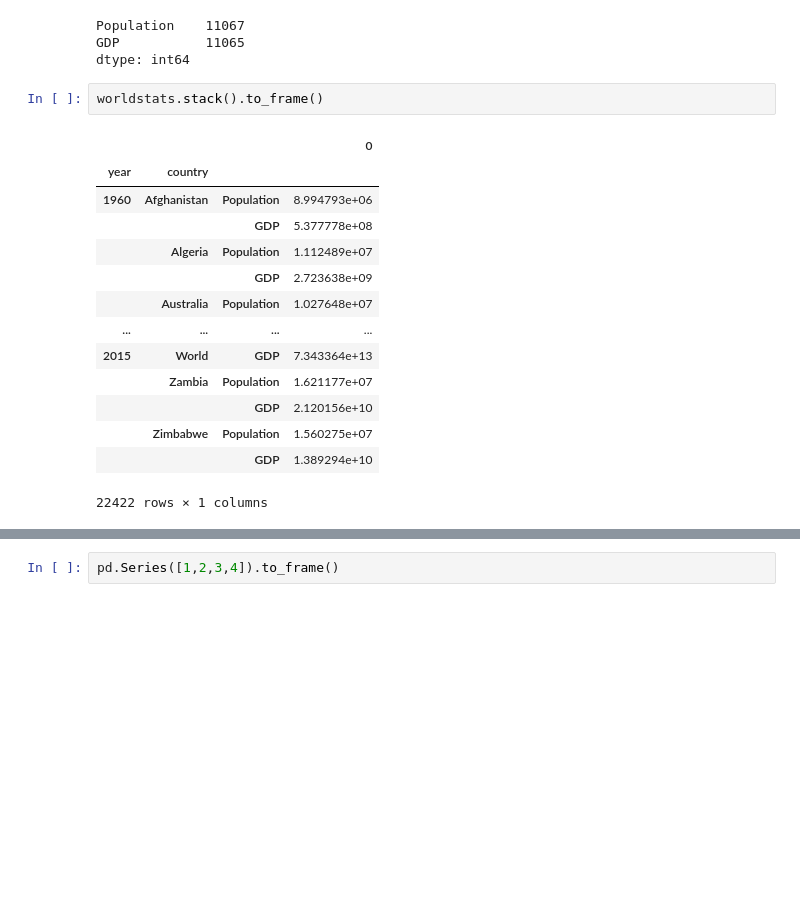
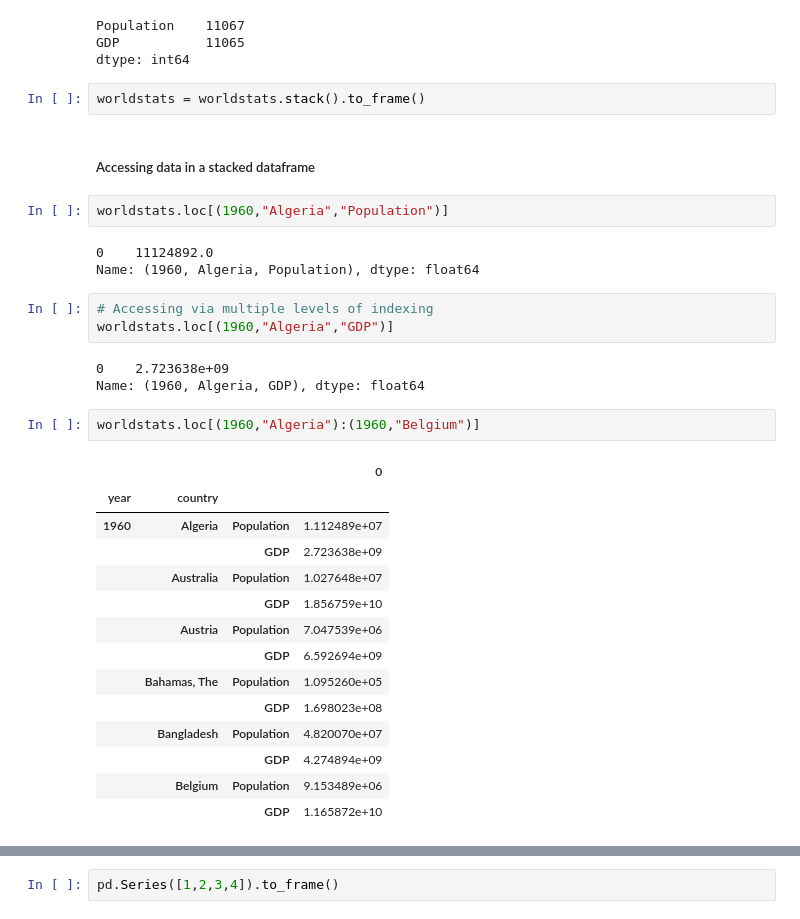
Before and after one commit to abhijeet-bhambere/pashkavers-pandas-trail, a Jupyter notebook: 08 - MultiIndex.ipynb, the cells around one changed output, grey strips where cells are left out. Cells and saved outputs as stored; diff of their text form; blank space fills up the shorter version.

Commit message:
Reshaping multi-indexed DataFrames - Day1

```diff
--- a/08 - MultiIndex.ipynb
+++ b/08 - MultiIndex.ipynb
@@ -406,19 +410,34 @@ Population    11067
 GDP           11065
 dtype: int64
 # %%
-worldstats.stack().to_frame()
+worldstats = worldstats.stack().to_frame()
-# %% [output]
-|  |  |  | 0 |
-| year | country |  |  |
-| 1960 | Afghanistan | Population | 8.994793e+06 |
-|  |  | GDP | 5.377778e+08 |
-|  | Algeria | Population | 1.112489e+07 |
-|  |  | GDP | 2.723638e+09 |
-|  | Australia | Population | 1.027648e+07 |
-| ... | ... | ... | ... |
-| 2015 | World | GDP | 7.343364e+13 |
-|  | Zambia | Population | 1.621177e+07 |
-|  |  | GDP | 2.120156e+10 |
-|  | Zimbabwe | Population | 1.560275e+07 |
-|  |  | GDP | 1.389294e+10 |
-22422 rows × 1 columns
+# %% [markdown]
+##### Accessing data in a stacked dataframe
+# %%
+worldstats.loc[(1960,"Algeria","Population")]
+# %% [output]
+0    11124892.0
+Name: (1960, Algeria, Population), dtype: float64
+# %%
+# Accessing via multiple levels of indexing
+worldstats.loc[(1960,"Algeria","GDP")]
+# %% [output]
+0    2.723638e+09
+Name: (1960, Algeria, GDP), dtype: float64
+# %%
+worldstats.loc[(1960,"Algeria"):(1960,"Belgium")]
+# %% [output]
+|  |  |  | 0 |
+| year | country |  |  |
+| 1960 | Algeria | Population | 1.112489e+07 |
+|  |  | GDP | 2.723638e+09 |
+|  | Australia | Population | 1.027648e+07 |
+|  |  | GDP | 1.856759e+10 |
+|  | Austria | Population | 7.047539e+06 |
+|  |  | GDP | 6.592694e+09 |
+|  | Bahamas, The | Population | 1.095260e+05 |
+|  |  | GDP | 1.698023e+08 |
+|  | Bangladesh | Population | 4.820070e+07 |
+|  |  | GDP | 4.274894e+09 |
+|  | Belgium | Population | 9.153489e+06 |
+|  |  | GDP | 1.165872e+10 |
```
Also changed, not shown: parts of 7 cells of this notebook.
